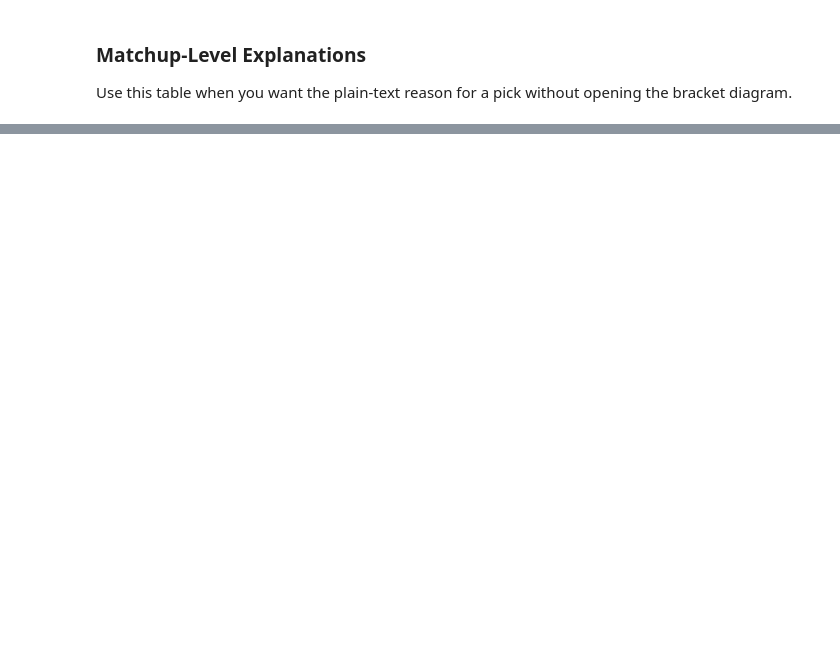
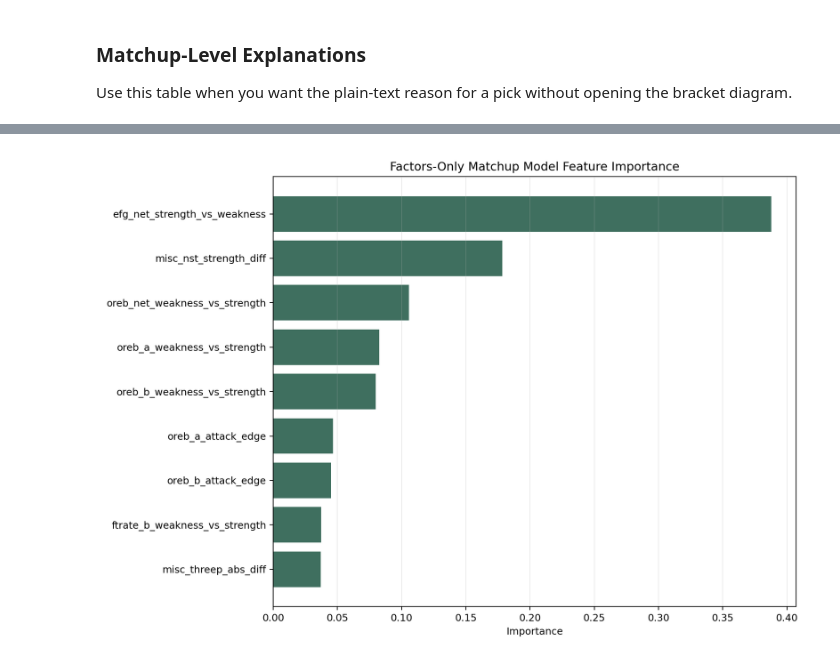
Before and after one commit to spacecowboy301/march-madness-decision-tree, a Jupyter notebook: notebooks/march_madness_decision_tree.ipynb, the cells around one changed output, grey strips where cells are left out. Drawn from its saved outputs; the diff is of its cells as text; code cells hidden in the pictures; blank space fills up the shorter version.

Commit message:
Add factors-only matchup model

```diff
--- a/notebooks/march_madness_decision_tree.ipynb
+++ b/notebooks/march_madness_decision_tree.ipynb
@@ -253,0 +465,4 @@ explanations_2026[[
+# %%
+display(Image(filename=str(PROJECT_ROOT / 'reports' / 'factor_model_feature_importance.png')))
+# %% [output]
+[figure, added]
```
Also changed, not shown: parts of 23 cells of this notebook, 10 other files.
